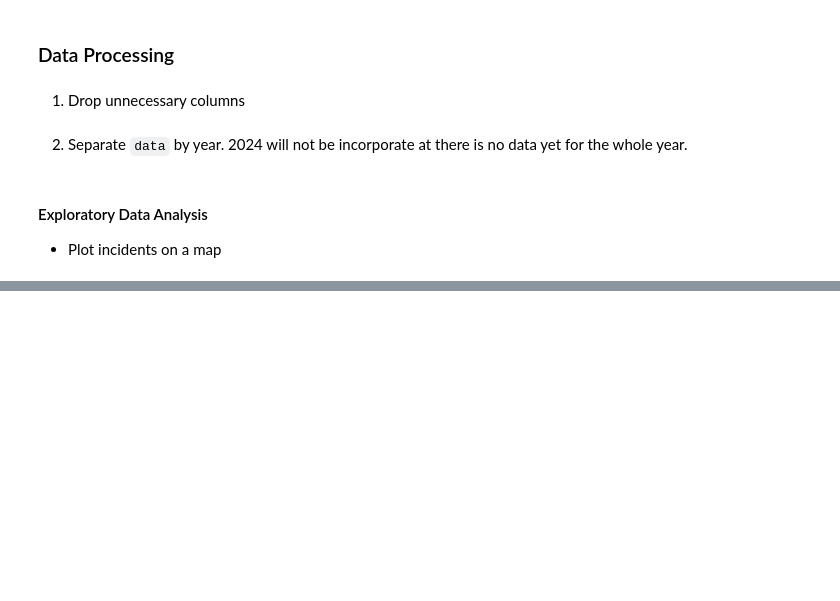
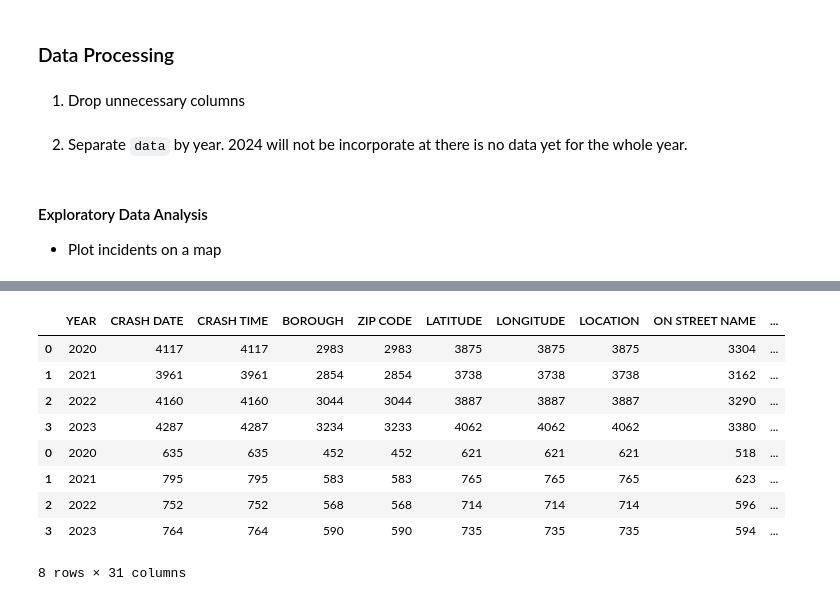
Before and after one commit to niannianwang/New-York-Crash-Cyclist-Analysis, a Jupyter notebook: notebook.ipynb, the cells around one changed output, grey strips where cells are left out. Saved outputs shown, nothing was run; the diff lists cells and outputs as text; code cells hidden in the pictures; blank space fills up the shorter version.

Commit message:
data vis

```diff
--- a/notebook.ipynb
+++ b/notebook.ipynb
@@ -103,3 +91,8 @@ fig = px.density_mapbox(crash_2021, lat = 'LATITUDE', lon = 'LONGITUDE',
                         mapbox_style = 'open-street-map')
 fig.update_layout(width=2000, height=1000)
 fig.show()
+# %%
+bike_crashes = data.loc[(data['VEHICLE TYPE CODE 1'] == "Bike") | (data['VEHICLE TYPE CODE 2'] == "Bike")]
+bike_crashes = bike_crashes.assign(YEAR = bike_crashes['CRASH DATE'].apply(lambda x: x.year))
+bike_crashes = bike_crashes.groupby('YEAR').count().drop(2024).reset_index()
+bike_crashes
@@ -105,0 +106,5 @@ fig.show()
+# %%
+ebike_crashes = data.loc[(data['VEHICLE TYPE CODE 1'] == "E-Bike") | (data['VEHICLE TYPE CODE 2'] == "E-Bike")]
+ebike_crashes = ebike_crashes.assign(YEAR = ebike_crashes['CRASH DATE'].apply(lambda x: x.year))
+ebike_crashes = ebike_crashes.groupby('YEAR').count().drop(2024).reset_index()
+ebike_crashes
@@ -105,0 +179,14 @@ fig.show()
+# %%
+all_crashes = pd.concat([bike_crashes, ebike_crashes]).assign(TYPE = ['bike', 'bike', 'bike', 'bike', 'ebike', 'ebike', 'ebike', 'ebike'])
+all_crashes
+# %% [output]
+|  | YEAR | CRASH DATE | CRASH TIME | BOROUGH | ZIP CODE | LATITUDE | LONGITUDE | LOCATION | ON STREET NAME | ... |
+| 0 | 2020 | 4117 | 4117 | 2983 | 2983 | 3875 | 3875 | 3875 | 3304 | ... |
+| 1 | 2021 | 3961 | 3961 | 2854 | 2854 | 3738 | 3738 | 3738 | 3162 | ... |
+| 2 | 2022 | 4160 | 4160 | 3044 | 3044 | 3887 | 3887 | 3887 | 3290 | ... |
+| 3 | 2023 | 4287 | 4287 | 3234 | 3233 | 4062 | 4062 | 4062 | 3380 | ... |
+| 0 | 2020 | 635 | 635 | 452 | 452 | 621 | 621 | 621 | 518 | ... |
+| 1 | 2021 | 795 | 795 | 583 | 583 | 765 | 765 | 765 | 623 | ... |
+| 2 | 2022 | 752 | 752 | 568 | 568 | 714 | 714 | 714 | 596 | ... |
+| 3 | 2023 | 764 | 764 | 590 | 590 | 735 | 735 | 735 | 594 | ... |
+8 rows × 31 columns
```
Also changed, not shown: parts of 10 cells of this notebook, 4 other files.
